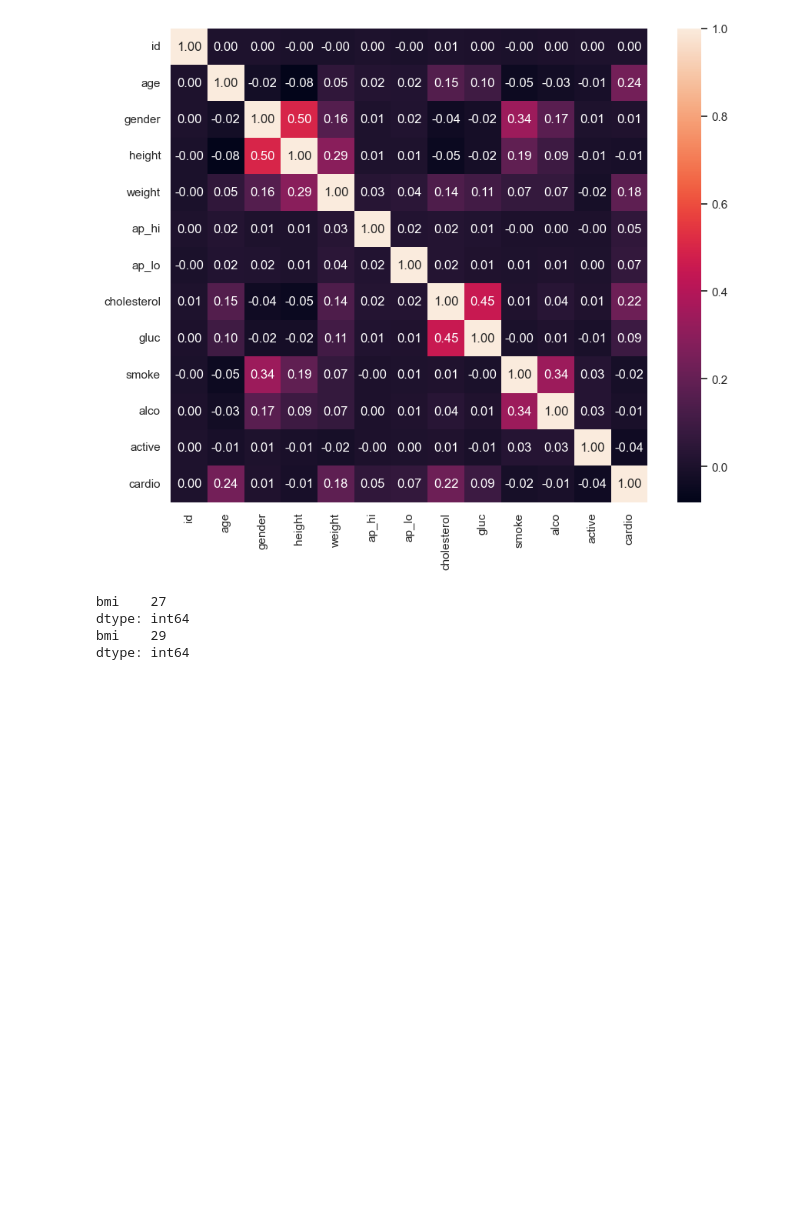
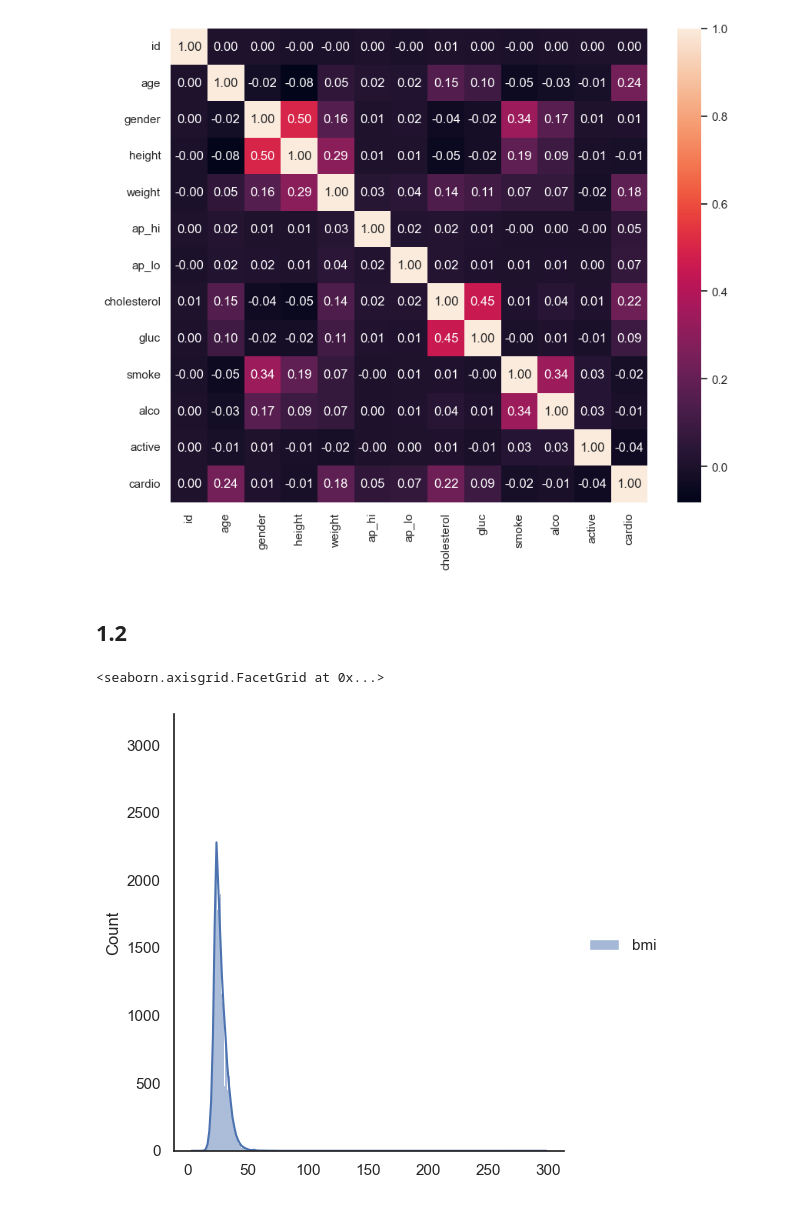
Before and after one commit to Zeepat/machine-learning-asajad-hussein, a Jupyter notebook: Lab/Lab_draft_code.ipynb, the cells around one changed output. Saved outputs shown, nothing was run; the diff lists cells and outputs as text; code cells hidden in the pictures; blank space fills up the shorter version.

```diff
--- a/Lab/Lab_draft_code.ipynb
+++ b/Lab/Lab_draft_code.ipynb
@@ -139,19 +140,15 @@ sns.heatmap(cardio_data.corr(), annot=True, fmt=".2f")
 # %%
 # cardio_data.drop(['gender', 'cardio'], axis=1, inplace=True)
 # cardio_data
+# %% [markdown]
+## 1.2
 # %%
 bmi = cardio_data['weight'] / ((cardio_data['height'] / 100) ** 2)
 bmi = pd.DataFrame({'bmi': bmi})
 
-count_bmi_under_15 = bmi[bmi['bmi'] < 15].count()
-count_bmi_over_100 = bmi[bmi['bmi'] > 100].count()
-
-print(count_bmi_under_15)
-print(count_bmi_over_100)
+sns.displot(bmi, kde=True)
 # %% [output]
-bmi    27
-dtype: int64
-bmi    29
-dtype: int64
+<seaborn.axisgrid.FacetGrid at 0x...>
+[figure, added]
 # %%
 cardio_data = pd.concat([cardio_data, bmi], axis=1)
```
Also changed, not shown: parts of 23 cells of this notebook.
